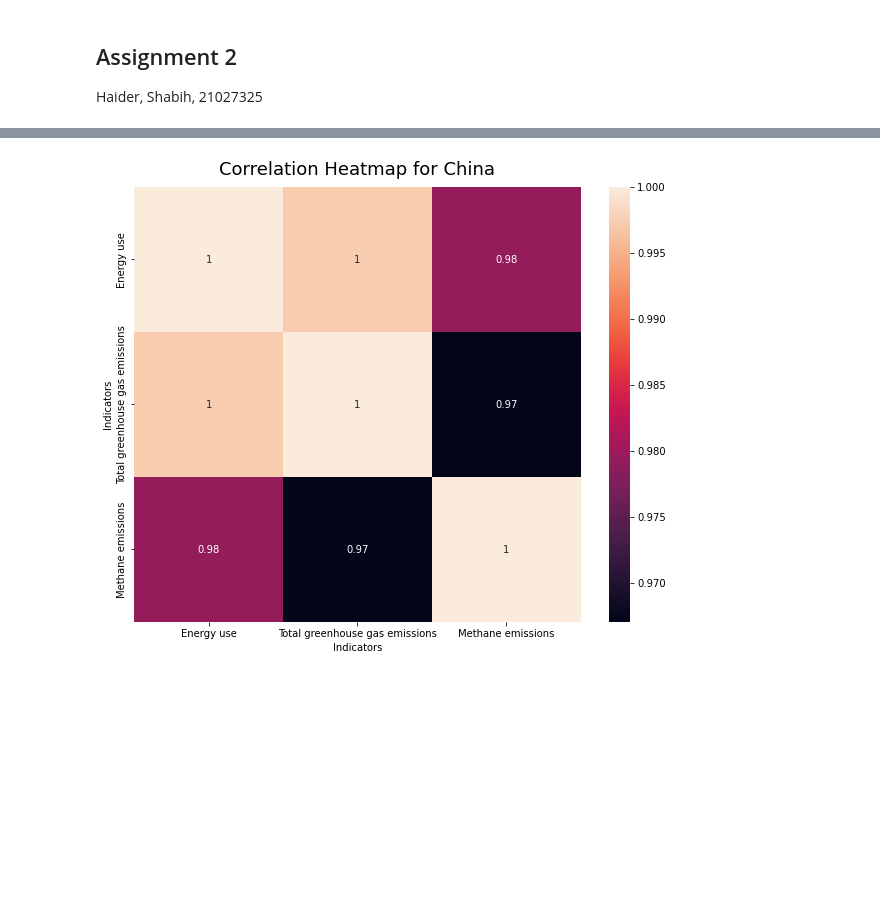
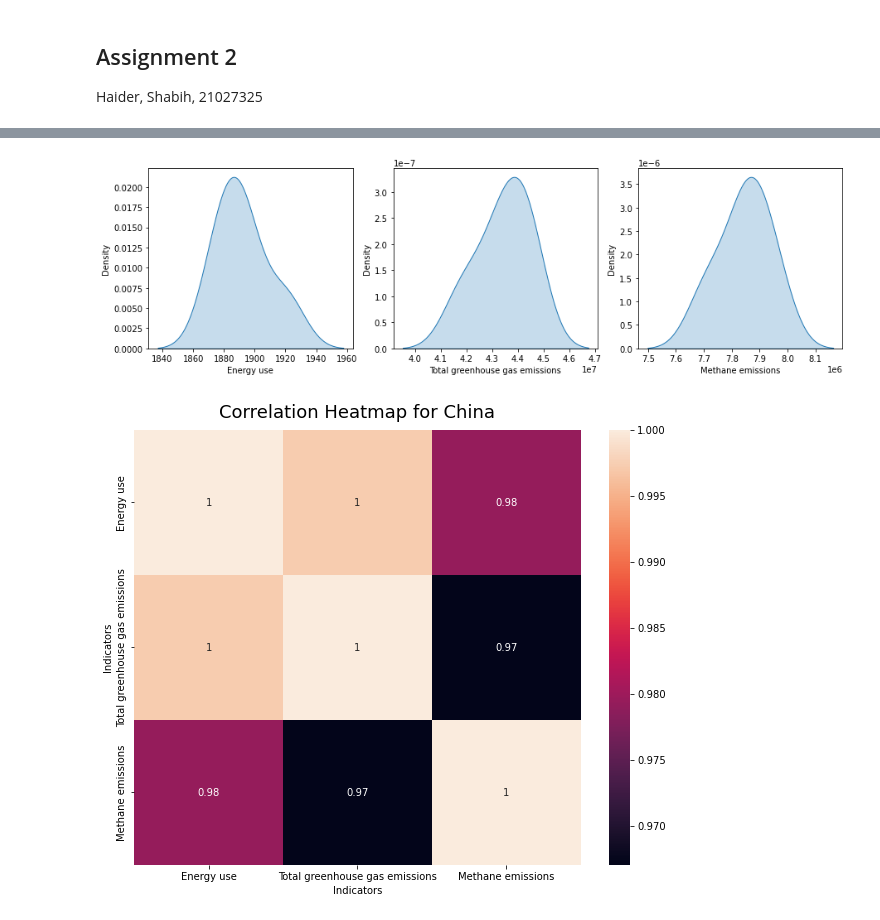
Before and after one commit to shabihulhaider/UH-ADS1, a Jupyter notebook: Assignment 2/Assignment_2_Haider_21027325.ipynb, the cells around one changed output, grey strips where cells are left out. Saved outputs shown, nothing was run; the diff lists cells and outputs as text; code cells hidden in the pictures; blank space fills up the shorter version.

```diff
--- a/Assignment 2/Assignment_2_Haider_21027325.ipynb
+++ b/Assignment 2/Assignment_2_Haider_21027325.ipynb
@@ -132,6 +94,14 @@ df_2.groupby(['Country', 'Indicators'], axis = 1).describe()
 | WLD | Energy use | 5.0 | 1.892388e+03 | 1.731195e+01 | 1.874658e+03 | 1.881478e+03 | 1.891700e+03 | 1.894112e+03 | 1.919992e+03 |
 |  | Total greenhouse gas emissions | 5.0 | 4.341875e+07 | 1.054904e+06 | 4.181750e+07 | 4.302206e+07 | 4.358245e+07 | 4.423353e+07 | 4.443819e+07 |
 |  | Methane emissions | 5.0 | 7.843902e+06 | 9.457410e+04 | 7.704390e+06 | 7.807040e+06 | 7.869970e+06 | 7.880460e+06 | 7.957650e+06 |
+# %%
+f, axes = plt.subplots(1, 3, figsize=(15,4))
+sns.kdeplot(data=df_2['WLD'], shade=True, x='Energy use', ax=axes[0])
+sns.kdeplot(data=df_2['WLD'], shade=True, x='Total greenhouse gas emissions', ax=axes[1])
+sns.kdeplot(data=df_2['WLD'], shade=True, x='Methane emissions', ax=axes[2])
+plt.savefig(f'kde_distribution.jpg')
+# %% [output]
+[figure, added]
 # %%
 for code in country_codes:
     plt.figure(figsize=(10, 8))
```
Also changed, not shown: parts of 3 cells of this notebook, 10 other files.
